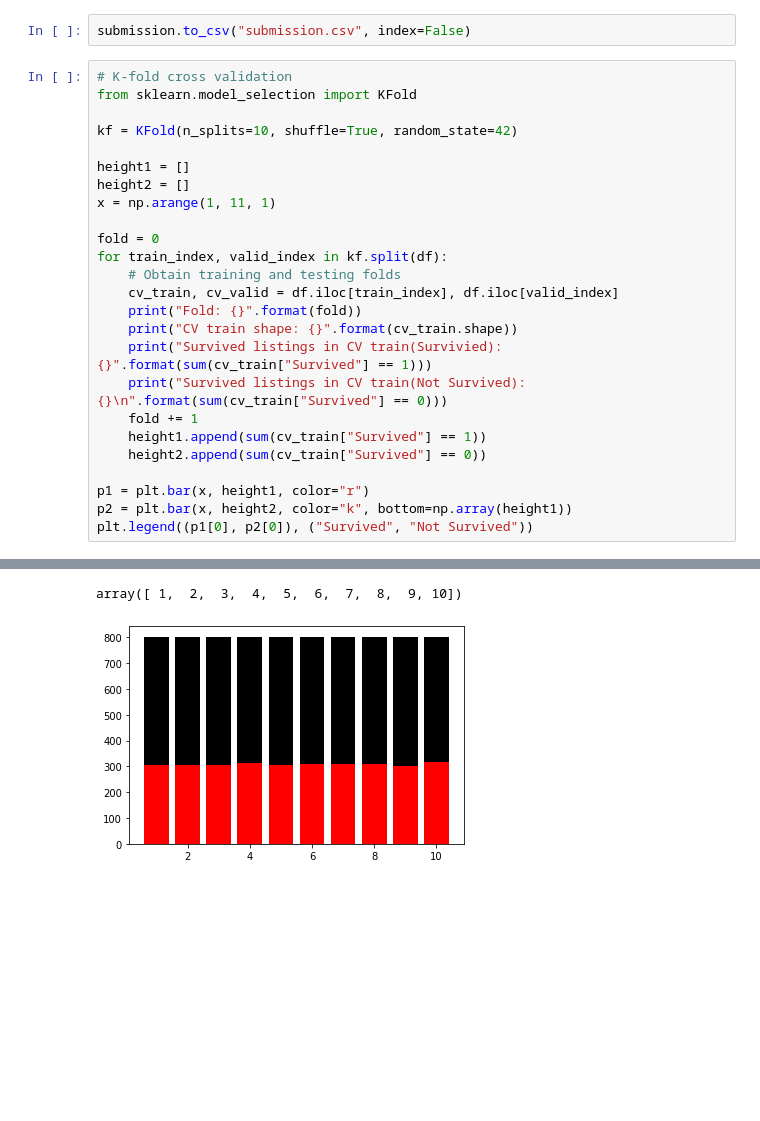
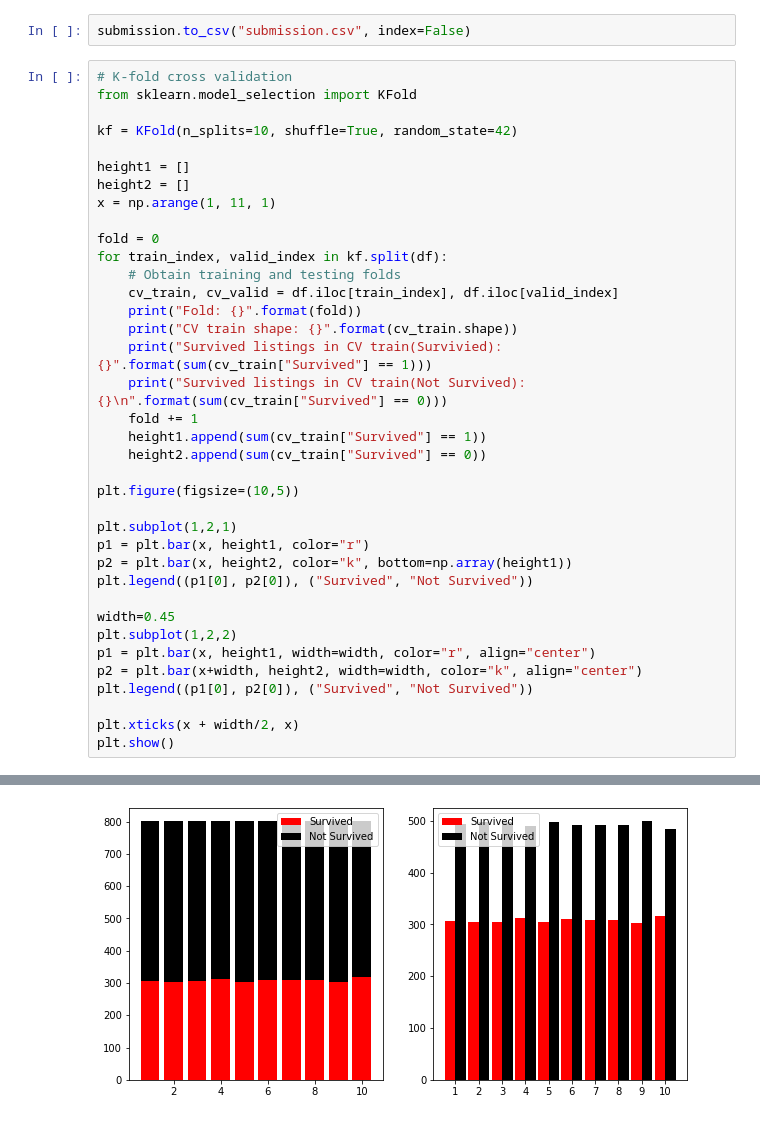
Before and after one commit to makkimaki/GCIwinter2019_assignments, a Jupyter notebook: competition1/Kaggle_titanic_bcModel.ipynb, the cells around one changed output, grey strips where cells are left out. Cells and saved outputs as stored; diff of their text form; blank space fills up the shorter version.

Commit message:
Added 2nd bar chart.

```diff
--- a/competition1/Kaggle_titanic_bcModel.ipynb
+++ b/competition1/Kaggle_titanic_bcModel.ipynb
@@ -505,35 +505,46 @@ for train_index, valid_index in kf.split(df):
     cv_train, cv_valid = df.iloc[train_index], df.iloc[valid_index]
     print("Fold: {}".format(fold))
     print("CV train shape: {}".format(cv_train.shape))
     print("Survived listings in CV train(Survivied): {}".format(sum(cv_train["Survived"] == 1)))
     print("Survived listings in CV train(Not Survived): {}\n".format(sum(cv_train["Survived"] == 0)))
     fold += 1
     height1.append(sum(cv_train["Survived"] == 1))
     height2.append(sum(cv_train["Survived"] == 0))
 
+plt.figure(figsize=(10,5))
+
+plt.subplot(1,2,1)
 p1 = plt.bar(x, height1, color="r")
 p2 = plt.bar(x, height2, color="k", bottom=np.array(height1))
 plt.legend((p1[0], p2[0]), ("Survived", "Not Survived"))
+
+width=0.45
+plt.subplot(1,2,2)
+p1 = plt.bar(x, height1, width=width, color="r", align="center")
+p2 = plt.bar(x+width, height2, width=width, color="k", align="center")
+plt.legend((p1[0], p2[0]), ("Survived", "Not Survived"))
+
+plt.xticks(x + width/2, x)
+plt.show()
 # %% [output]
 Fold: 0
 CV train shape: (801, 12)
 Survived listings in CV train(Survivied): 306
 Survived listings in CV train(Not Survived): 495
 
 Fold: 1
 CV train shape: (802, 12)
 Survived listings in CV train(Survivied): 304
 Survived listings in CV train(Not Survived): 498
 
 Fold: 2
 CV train shape: (802, 12)
 ... (33 lines left out)
 Fold: 9
 CV train shape: (802, 12)
 Survived listings in CV train(Survivied): 317
 Survived listings in CV train(Not Survived): 485
-array([ 1,  2,  3,  4,  5,  6,  7,  8,  9, 10])
-[figure, old version]
+[figure, new version]
 # %%
 from sklearn.model_selection import StratifiedKFold
 
```
Also changed, not shown: parts of 1 cell of this notebook.
